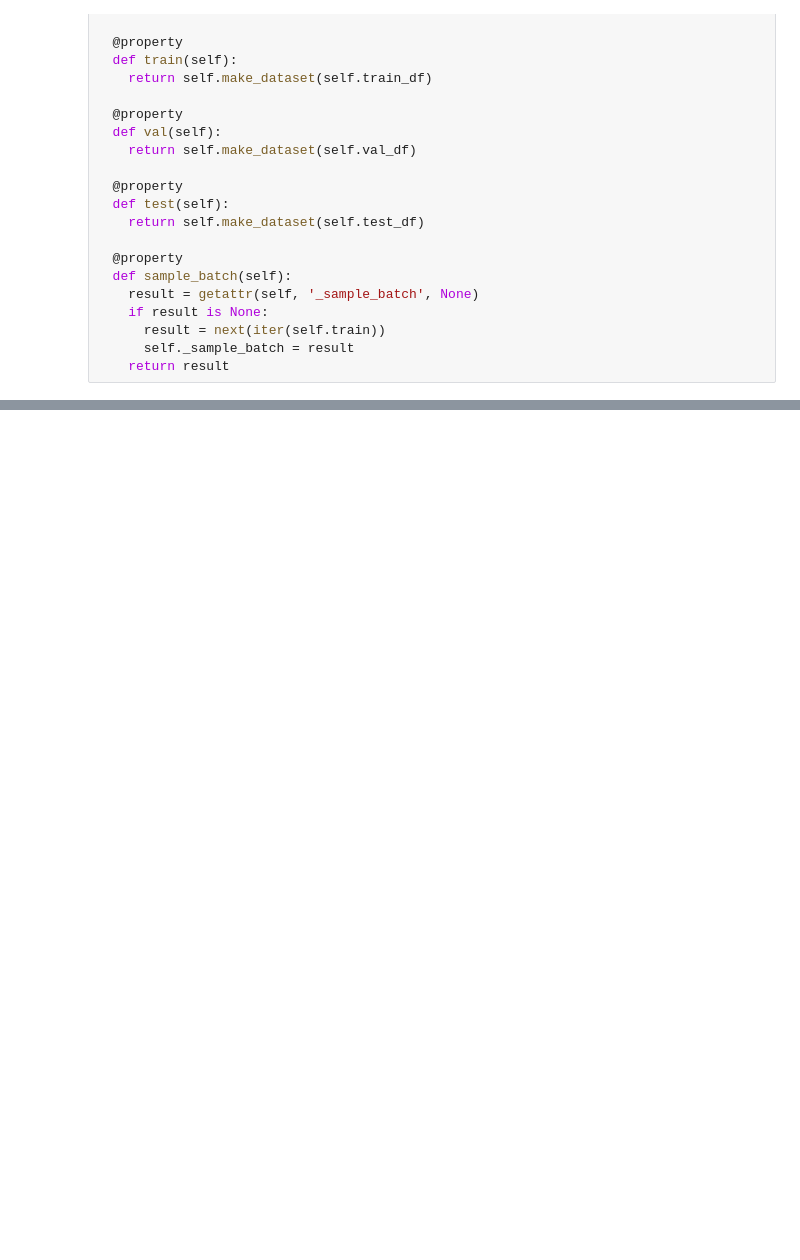
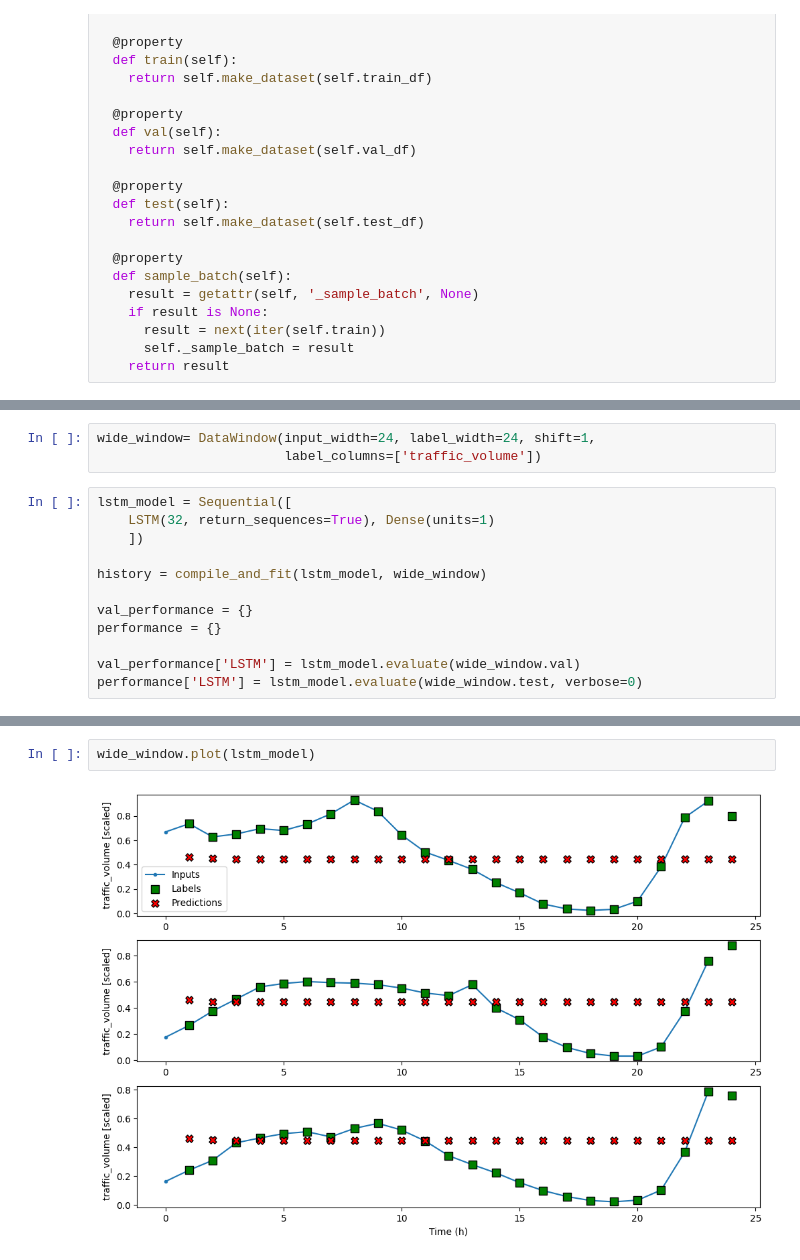
Before and after one commit to dewaalaw/dsprojects, a Jupyter notebook: traffic-flow-forecast/src/traffic_flow_forecasting_part_2.ipynb, the cells around one changed output, grey strips where cells are left out. Cells and saved outputs as stored; diff of their text form; blank space fills up the shorter version.

```diff
--- a/traffic-flow-forecast/src/traffic_flow_forecasting_part_2.ipynb
+++ b/traffic-flow-forecast/src/traffic_flow_forecasting_part_2.ipynb
@@ -165,0 +198,15 @@ class DataWindow():
+# %%
+wide_window= DataWindow(input_width=24, label_width=24, shift=1,
+                        label_columns=['traffic_volume'])
+# %%
+lstm_model = Sequential([
+    LSTM(32, return_sequences=True), Dense(units=1)
+    ])
+
+history = compile_and_fit(lstm_model, wide_window)
+
+val_performance = {}
+performance = {}
+
+val_performance['LSTM'] = lstm_model.evaluate(wide_window.val)
+performance['LSTM'] = lstm_model.evaluate(wide_window.test, verbose=0)
@@ -165,0 +223,4 @@ class DataWindow():
+# %%
+wide_window.plot(lstm_model)
+# %% [output]
+[figure, added]
```
Also changed, not shown: parts of 14 cells of this notebook.
